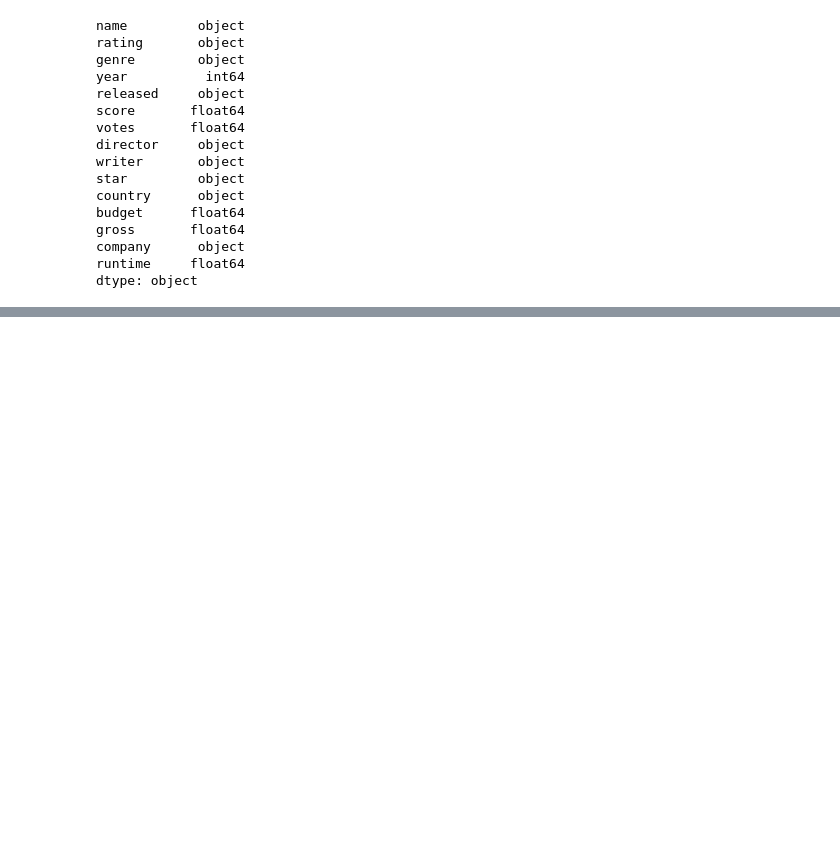
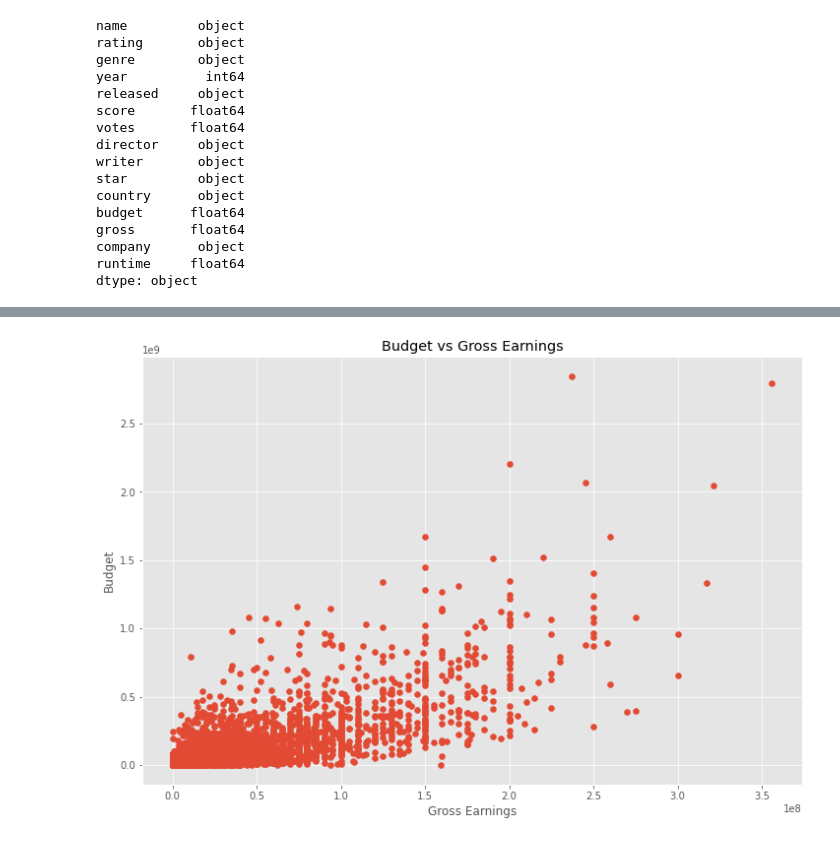
Before and after one commit to nicolechua1/data_analysis_portfolio, a Jupyter notebook: correlation_analysis/movie_analysis.ipynb, the cells around one changed output, grey strips where cells are left out. Drawn from its saved outputs; the diff is of its cells as text; code cells hidden in the pictures; blank space fills up the shorter version.

```diff
--- a/correlation_analysis/movie_analysis.ipynb
+++ b/correlation_analysis/movie_analysis.ipynb
@@ -68,7 +68,7 @@ company      object
 runtime     float64
 dtype: object
 # %%
-# converting column data types
+# imputing missng data & converting column data types
 
-df['budget'] = pd.to_numeric(df['budget'], errors='coerce').fillna(0).astype(int)
-df['gross'] = pd.to_numeric(df['gross'], errors='coerce').fillna(0).astype(int)
+df['budget'] = pd.to_numeric(df['budget'], errors='coerce').fillna(df['budget'].mean()).astype(int)
+df['gross'] = pd.to_numeric(df['gross'], errors='coerce').fillna(df['gross'].mean()).astype(int)
@@ -88,0 +75,4 @@ Name: budget, Length: 7668, dtype: float64
+# %%
+# Use correct year released from released column
+# (year column does not match the year in the released column)
+df['yearcorrect'] = df['released'].str.extract(pat = '([0-9]{4})')
@@ -88,0 +86,3 @@ Name: budget, Length: 7668, dtype: float64
+# %%
+df['yearcorrect'].fillna(df['year'], inplace=True)
+sum(df['yearcorrect'].isnull())
@@ -88,0 +91,3 @@ Name: budget, Length: 7668, dtype: float64
+# %%
+# df sorted by highest to lowest gross earnings
+df.sort_values(by = ['gross'], inplace = False, ascending = False)
@@ -88,0 +124,10 @@ Name: budget, Length: 7668, dtype: float64
+# %%
+# Scatter plot with budget vs gross
+
+plt.scatter(x = df['budget'], y = df['gross'])
+plt.title('Budget vs Gross Earnings')
+plt.xlabel('Gross Earnings')
+plt.ylabel('Budget')
+plt.show()
+# %% [output]
+[figure, added]
```
Also changed, not shown: parts of 10 cells of this notebook.
